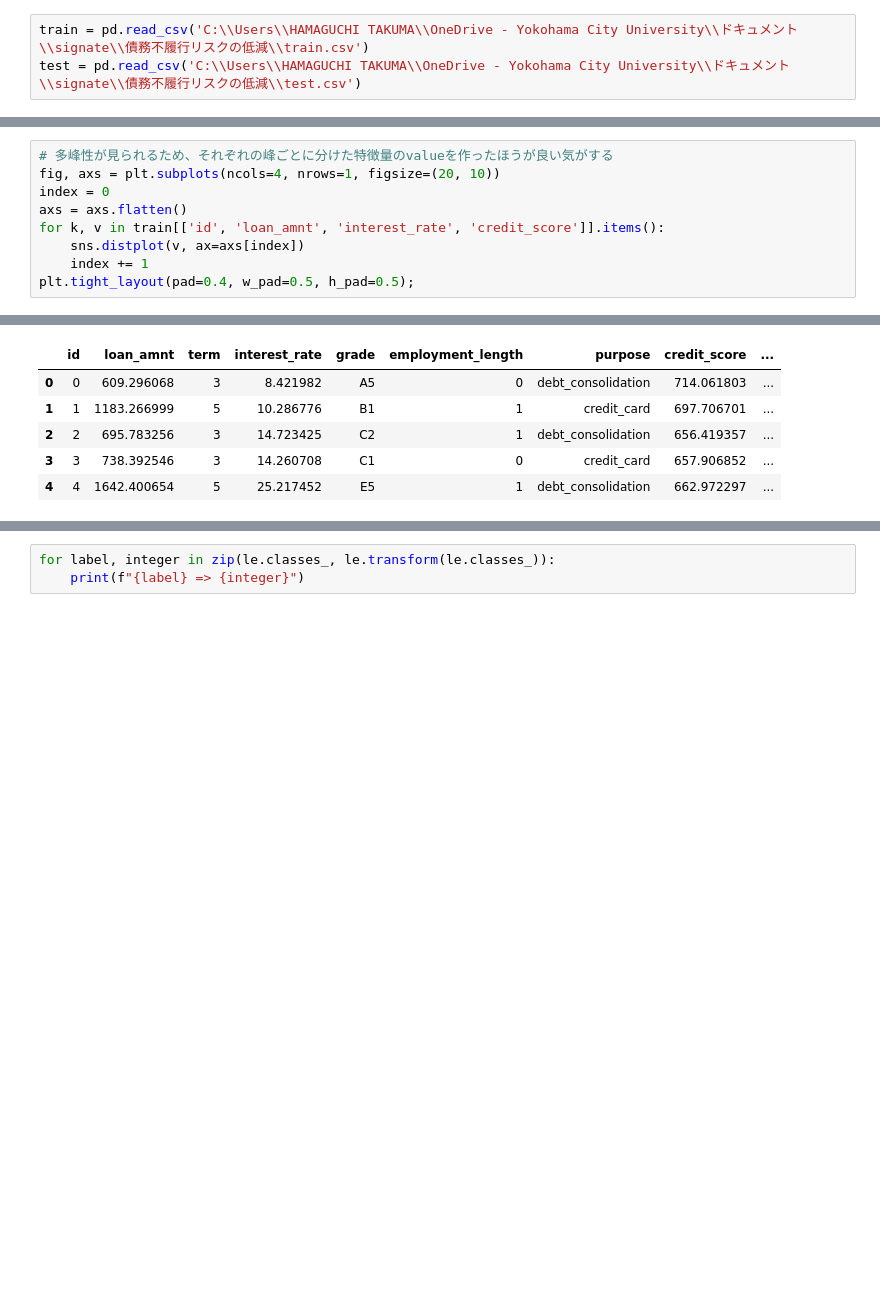
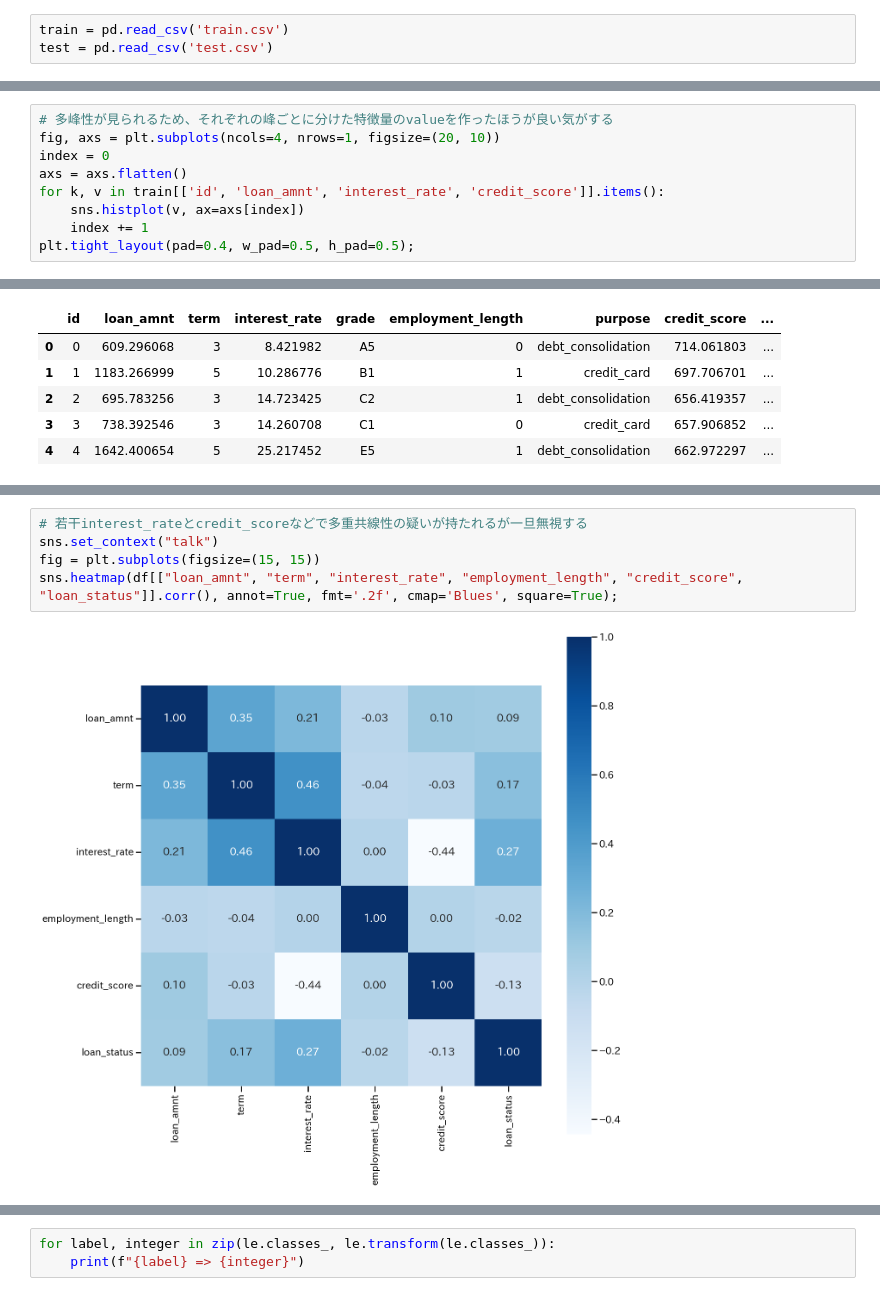
Before and after one commit to hamahamahamarn/ML_classifier_test, a Jupyter notebook: 債務不履行リスクの低減.ipynb, the cells around one changed output, grey strips where cells are left out. Drawn from its saved outputs; the diff is of its cells as text; blank space fills up the shorter version.

```diff
--- a/債務不履行リスクの低減.ipynb
+++ b/債務不履行リスクの低減.ipynb
@@ -24,6 +11,6 @@ Requirement already satisfied: six>=1.5 in c:\users\hamaguchi takuma\appdata\roa
 # %%
-train = pd.read_csv('C:\\Users\\HAMAGUCHI TAKUMA\\OneDrive - Yokohama City University\\ドキュメント\\signate\\債務不履行リスクの低減\\train.csv')
-test = pd.read_csv('C:\\Users\\HAMAGUCHI TAKUMA\\OneDrive - Yokohama City University\\ドキュメント\\signate\\債務不履行リスクの低減\\test.csv')
+train = pd.read_csv('train.csv')
+test = pd.read_csv('test.csv')
 # %%
 train.head()
 # %% [output]
@@ -179,6 +171,6 @@ fig, axs = plt.subplots(ncols=4, nrows=1, figsize=(20, 10))
 index = 0
 axs = axs.flatten()
 for k, v in train[['id', 'loan_amnt', 'interest_rate', 'credit_score']].items():
-    sns.distplot(v, ax=axs[index])
+    sns.histplot(v, ax=axs[index])
     index += 1
 plt.tight_layout(pad=0.4, w_pad=0.5, h_pad=0.5);
@@ -365,3 +353,10 @@ df.head()
+# %%
+# 若干interest_rateとcredit_scoreなどで多重共線性の疑いが持たれるが一旦無視する
+sns.set_context("talk")
+fig = plt.subplots(figsize=(15, 15))
+sns.heatmap(df[["loan_amnt", "term", "interest_rate", "employment_length", "credit_score", "loan_status"]].corr(), annot=True, fmt='.2f', cmap='Blues', square=True);
+# %% [output]
+[figure, added]
 # %%
 # # ラベルエンコーディング('grade', 'application_type')
 from sklearn.preprocessing import LabelEncoder
```
Also changed, not shown: parts of 58 cells of this notebook, 1 other file.
